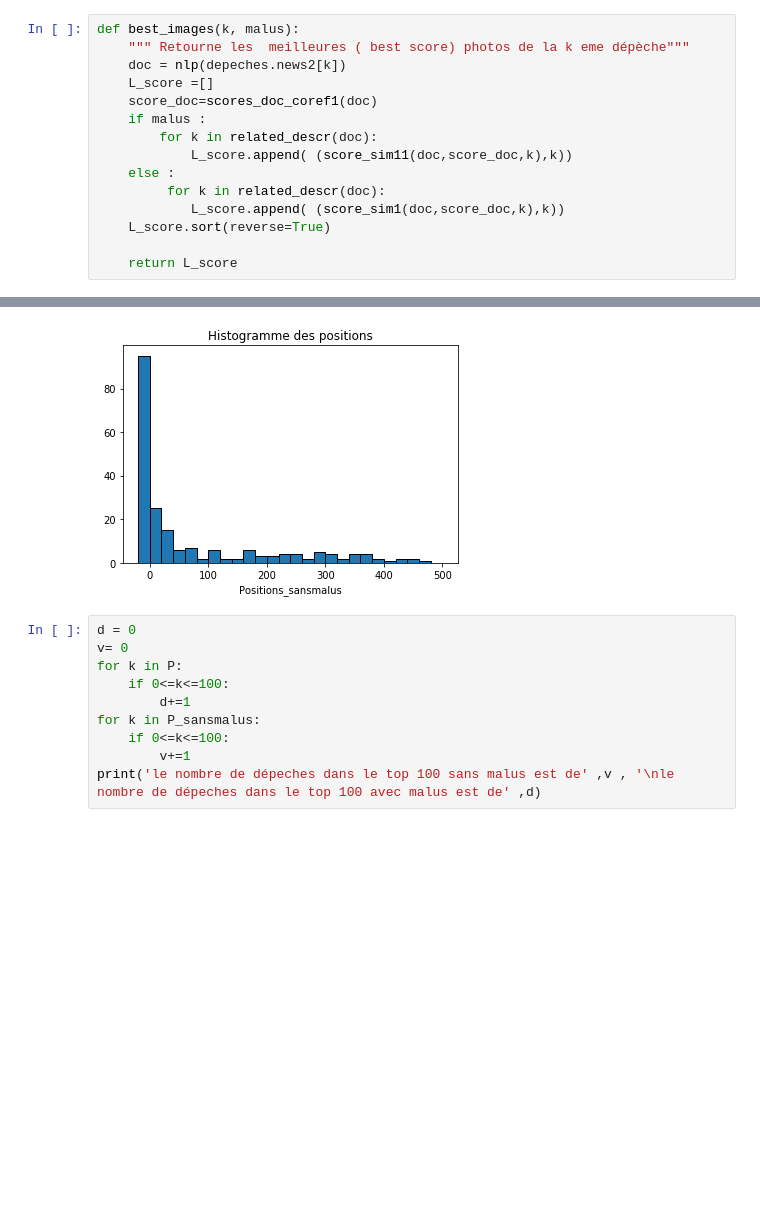
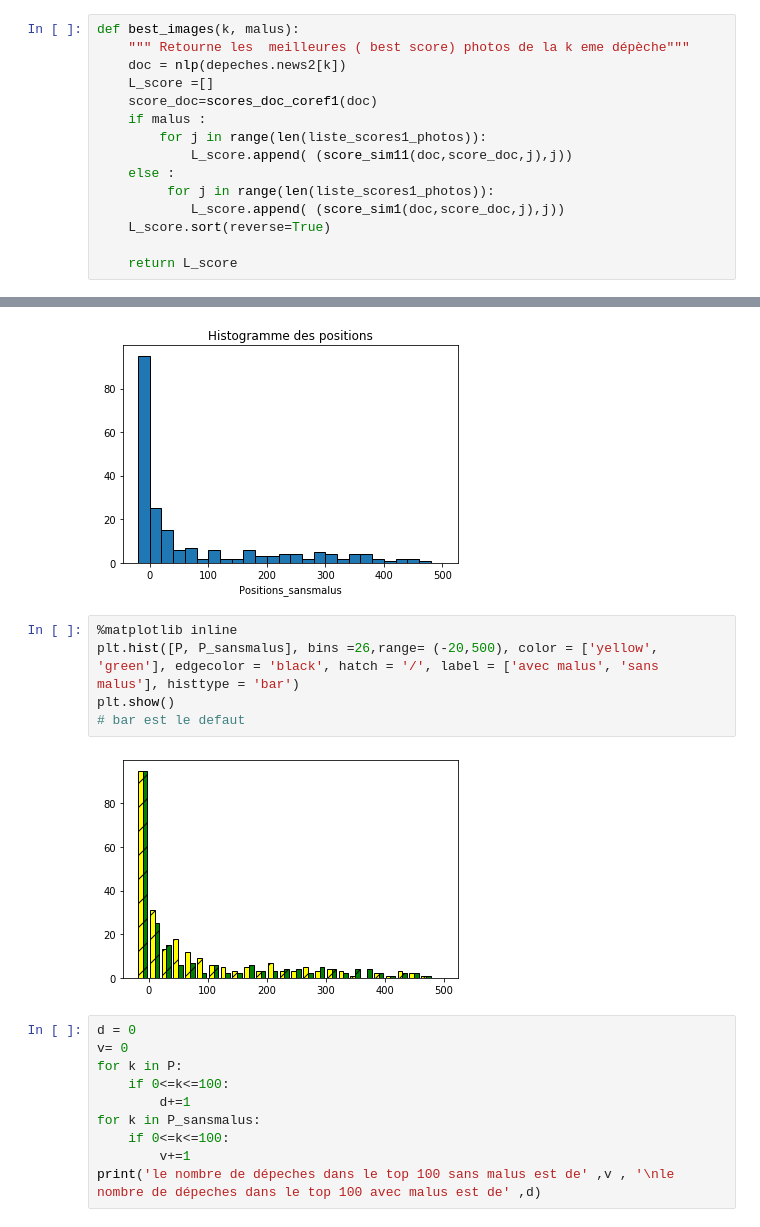
Before and after one commit to yohan-dev/statapp, a Jupyter notebook: Test_nouvelles_bases.ipynb, the cells around one changed output, grey strips where cells are left out. Saved outputs shown, nothing was run; the diff lists cells and outputs as text; blank space fills up the shorter version.

```diff
--- a/Test_nouvelles_bases.ipynb
+++ b/Test_nouvelles_bases.ipynb
@@ -335,11 +335,11 @@ def best_images(k, malus):
     L_score =[]
     score_doc=scores_doc_coref1(doc)
     if malus :
-        for k in related_descr(doc):
-            L_score.append( (score_sim11(doc,score_doc,k),k))
+        for j in range(len(liste_scores1_photos)):
+            L_score.append( (score_sim11(doc,score_doc,j),j))
     else :
-         for k in related_descr(doc):
-            L_score.append( (score_sim1(doc,score_doc,k),k))
+         for j in range(len(liste_scores1_photos)):
+            L_score.append( (score_sim1(doc,score_doc,j),j))
     L_score.sort(reverse=True)
 
     return L_score
@@ -446,6 +446,13 @@ plt.hist(P_sansmalus, range=(-20,500), bins= 26, edgecolor = 'black' )
         420., 440., 460., 480., 500.]),
  <a list of 26 Patch objects>)
 [figure]
+# %%
+%matplotlib inline
+plt.hist([P, P_sansmalus], bins =26,range= (-20,500), color = ['yellow', 'green'], edgecolor = 'black', hatch = '/', label = ['avec malus', 'sans malus'], histtype = 'bar')
+plt.show()
+# bar est le defaut
+# %% [output]
+[figure, added]
 # %%
 d = 0
 v= 0
```
Also changed, not shown: parts of 18 cells of this notebook.
